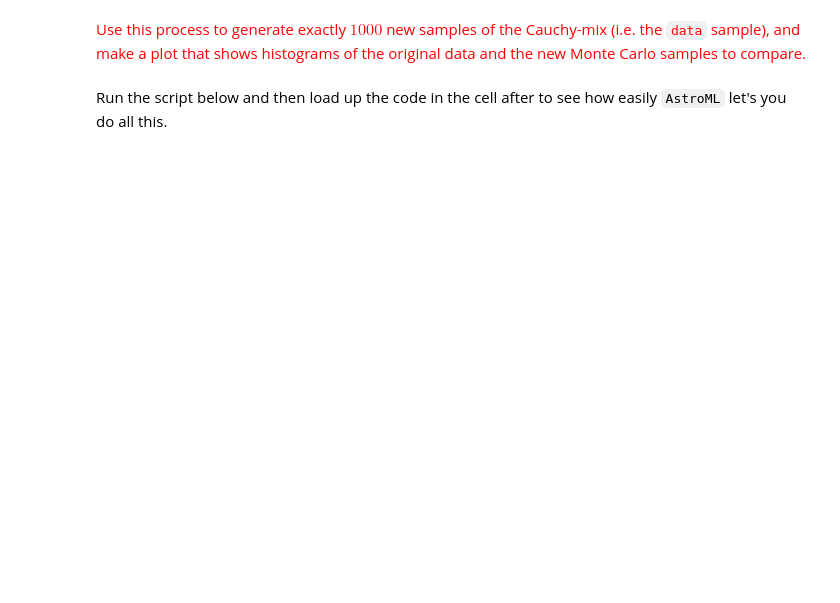
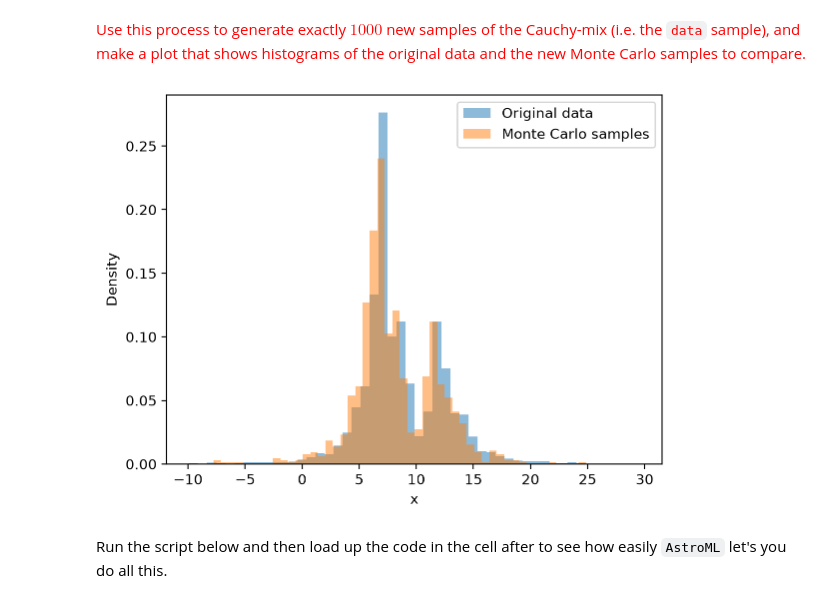
Before and after one commit to NihanPol/astrostats_ttu_fall26, a Jupyter notebook: coursework/student_folders/jolee_peal/lectures/Lecture_4_JoleePeal.ipynb, the cells around one changed output. Drawn from its saved outputs; the diff is of its cells as text; code cells hidden in the pictures; blank space fills up the shorter version.

```diff
--- a/coursework/student_folders/jolee_peal/lectures/Lecture_4_JoleePeal.ipynb
+++ b/coursework/student_folders/jolee_peal/lectures/Lecture_4_JoleePeal.ipynb
@@ -565,5 +620,30 @@ plt.hist(x_sample, bins=50, density=True);
 # %% [markdown]
 <font color='red'>Use this process to generate exactly $1000$ new samples of the Cauchy-mix (i.e. the `data` sample), and make a plot that shows histograms of the original data and the new Monte Carlo samples to compare.</font>
+# %%
+# Make a histogram from the Cauchy-mix data
+counts, bins = np.histogram(data, bins=50, density=True)
+bin_mids = (bins[1:] + bins[:-1]) / 2
+
+# Make the cumulative distribution
+simple_cdf = np.cumsum(counts) / np.sum(counts)
+
+# Interpolate the inverse cumulative distribution
+tck = scipy.interpolate.interp1d(simple_cdf, bin_mids)
+
+# Generate exactly 1000 samples
+u = np.random.uniform(0.001, 0.999, 1000)
+x_sample = tck(u)
+
+# Compare the original data and new samples
+plt.hist(data, bins=50, density=True, alpha=0.5, label='Original data')
+plt.hist(x_sample, bins=50, density=True, alpha=0.5, label='Monte Carlo samples')
+
+plt.xlabel('x')
+plt.ylabel('Density')
+plt.legend()
+plt.show()
+# %% [output]
+[figure, added]
 # %% [markdown]
 Run the script below and then load up the code in the cell after to see how easily `AstroML` let's you do all this.
 # %%
```
Also changed, not shown: parts of 6 cells of this notebook, 4 other files.
